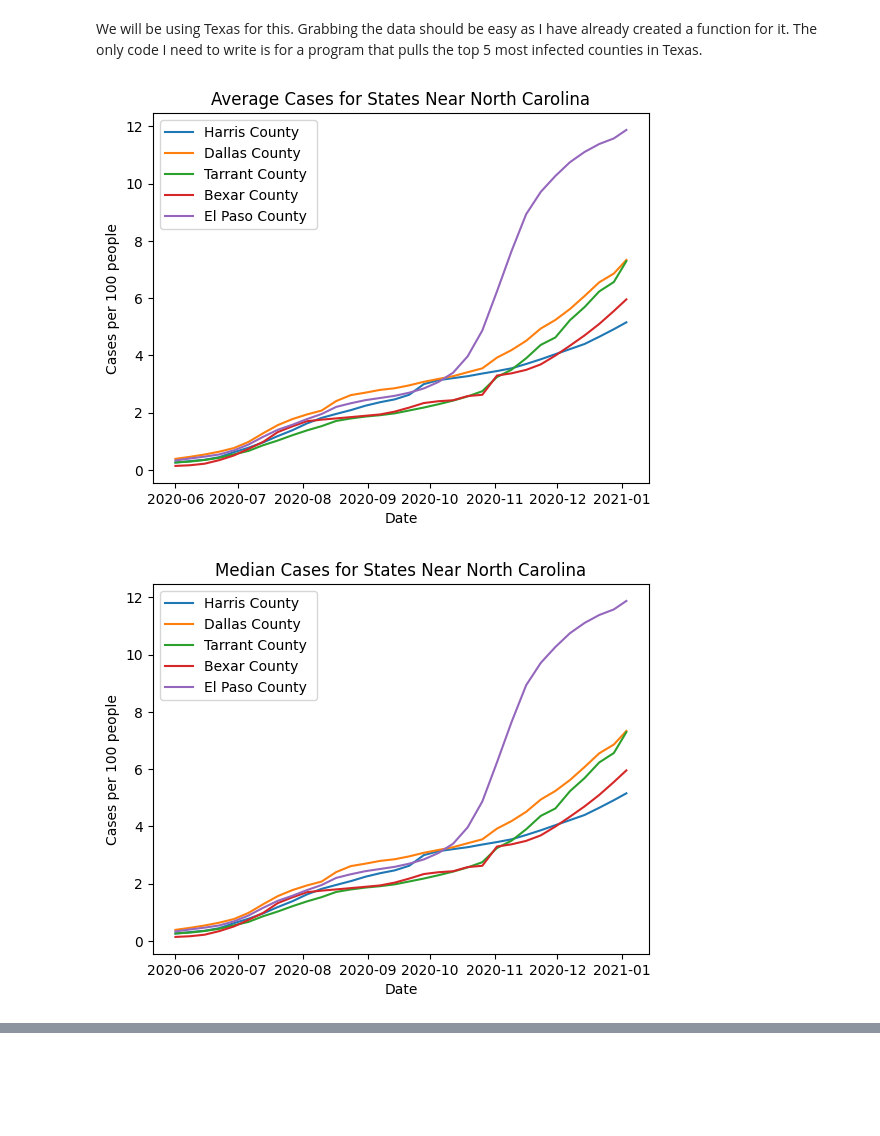
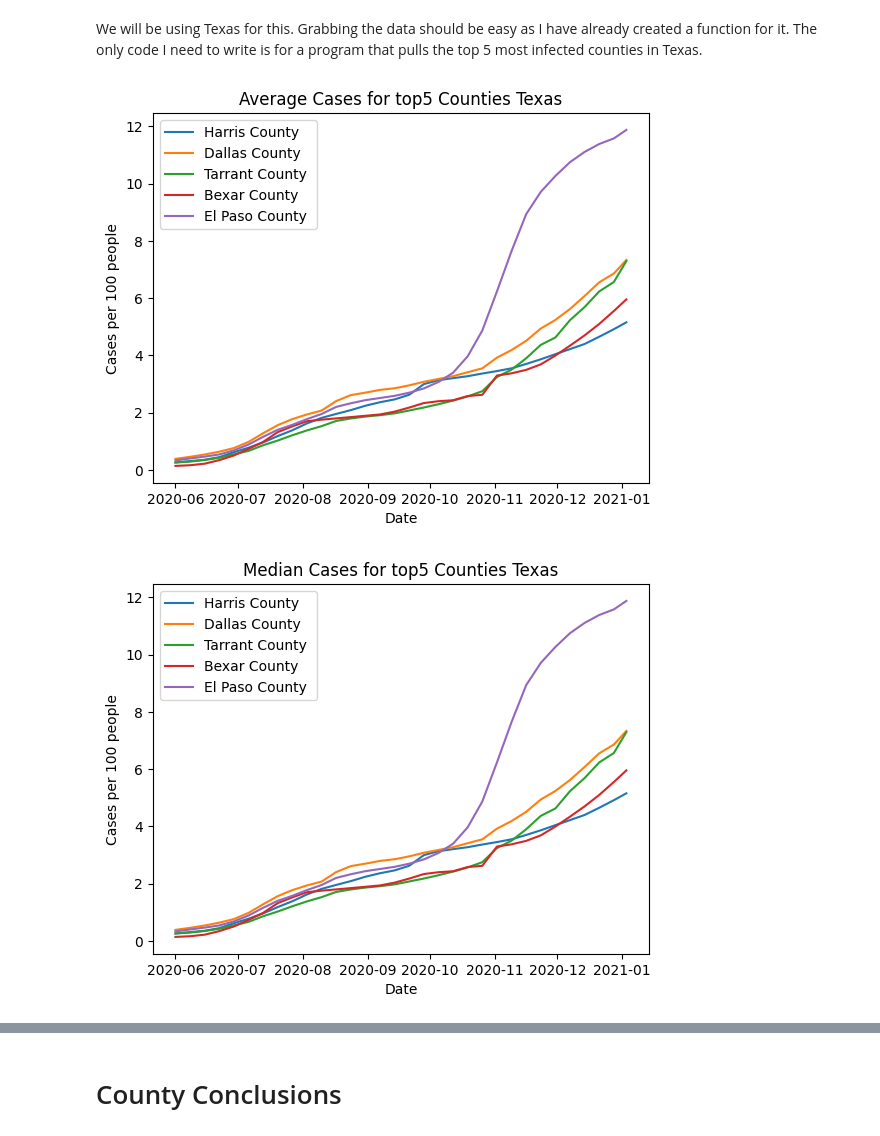
Before and after one commit to smbarber2/405ProjectGroup1, a Jupyter notebook: david_stage2.ipynb, the cells around one changed output, grey strips where cells are left out. Saved outputs shown, nothing was run; the diff lists cells and outputs as text; code cells hidden in the pictures; blank space fills up the shorter version.

```diff
--- a/david_stage2.ipynb
+++ b/david_stage2.ipynb
@@ -230,36 +230,36 @@ for county in top5_counties:
     plt.plot(info, label = info.T.index)
 plt.xlabel("Date")  # add X-axis label
 plt.ylabel("Cases per 100 people")  # add Y-axis label
-plt.title("Average Cases for States Near North Carolina")  # add title
+plt.title("Average Cases for top5 Counties Texas")  # add title
 plt.legend()
 plt.show()
 
 for county in top5_counties:
     info = county_median(county, covid_cases, 100).T
     plt.plot(info, label = info.T.index)
 plt.xlabel("Date")  # add X-axis label
 plt.ylabel("Cases per 100 people")  # add Y-axis label
-plt.title("Median Cases for States Near North Carolina")  # add title
+plt.title("Median Cases for top5 Counties Texas")  # add title
 plt.legend()
 plt.show()
 
 for county in top5_counties:
     info = county_mean(county, covid_deaths, 1000).T
     plt.plot(info, label = info.T.index)
 plt.xlabel("Date")  # add X-axis label
 plt.ylabel("Deaths per 1000 people")  # add Y-axis label
-plt.title("Average Deaths for States Near North Carolina")  # add title
+plt.title("Average Deaths for top5 Counties Texas")  # add title
 plt.legend()
 plt.show()
 
 for county in top5_counties:
     info = county_median(county, covid_deaths, 1000).T
     plt.plot(info, label = info.T.index)
 plt.xlabel("Date")  # add X-axis label
 plt.ylabel("Deaths per 1000 people")  # add Y-axis label
-plt.title("Median Deaths for States Near North Carolina")  # add title
+plt.title("Median Deaths for top5 Counties Texas")  # add title
 plt.legend()
 plt.show()
 # %% [output]
-[figure, old version]
+[figure, new version]
-[figure, old version]
+[figure, new version]
@@ -267,0 +268,2 @@ plt.show()
+# %% [markdown]
+# County Conclusions
```
Also changed, not shown: parts of 3 cells of this notebook.
